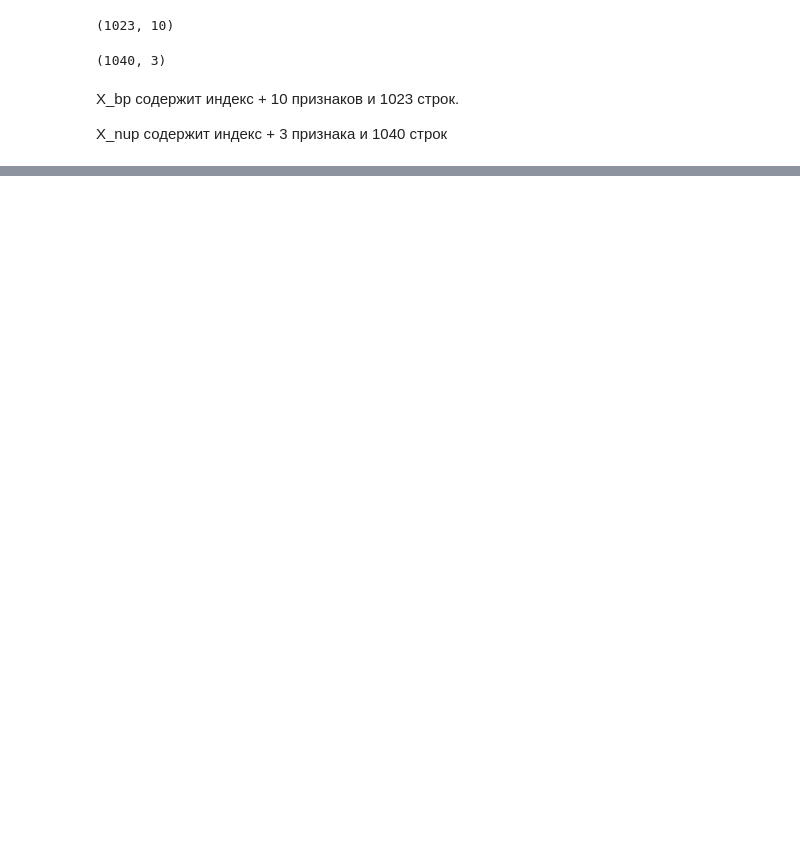
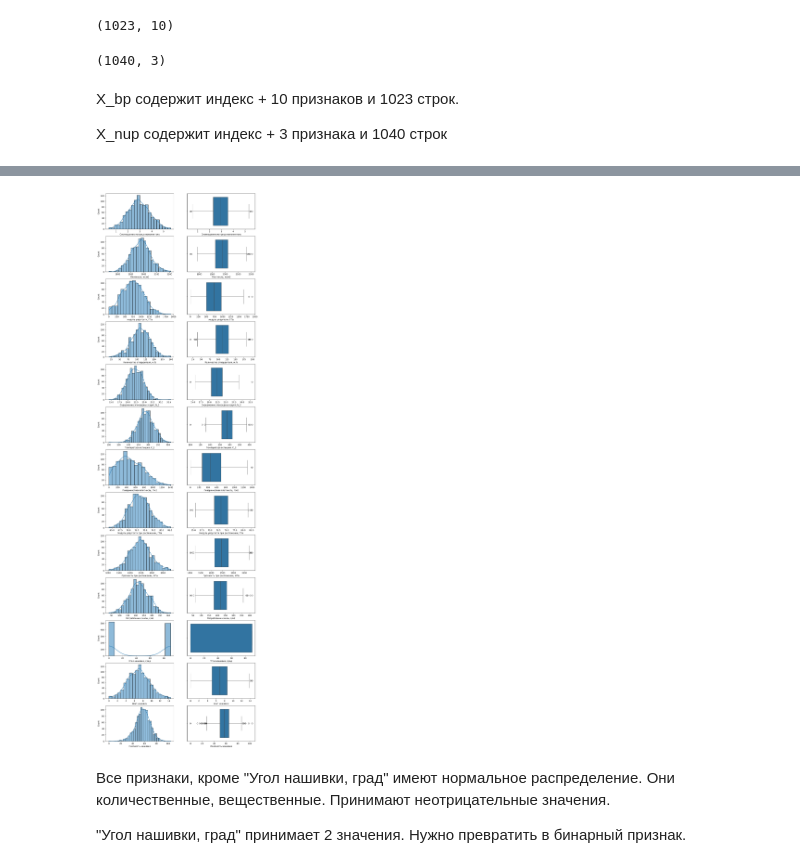
Before and after one commit to PsiStar79/VKR_PronkinSI, a Jupyter notebook: VKR_NotePad_PSI.ipynb, the cells around one changed output, grey strips where cells are left out. Cells and saved outputs as stored; diff of their text form; code cells hidden in the pictures; blank space fills up the shorter version.

```diff
--- a/VKR_NotePad_PSI.ipynb
+++ b/VKR_NotePad_PSI.ipynb
@@ -110,13 +133,13 @@ NameError: name 'tf' is not defined
 RANDOM_STATE = 1809
 # %%
 # Загрузка исходные данные из файла X_bp
-X_bp = pd.read_excel(data_path + 'X_bp.xlsx', index_col=0)
+X_bp = pd.read_excel('X_bp.xlsx', index_col=0)
 X_bp.shape
 # %% [output]
 (1023, 10)
 # %%
 # Загрузка исходные данные из файла X_nup
-X_nup = pd.read_excel(data_path + 'X_nup.xlsx', index_col=0)
+X_nup = pd.read_excel('X_nup.xlsx', index_col=0)
 X_nup.shape
 # %% [output]
 (1040, 3)
@@ -126,0 +178,3 @@ X_nup содержит индекс + 3 признака и 1040 строк
+# %%
+df = X_bp.join(X_nup, how='inner')
+df.shape
@@ -126,0 +254,14 @@ X_nup содержит индекс + 3 признака и 1040 строк
+# %%
+# Построю графики распределения переменных и "ящики с усами"
+fig, axes = plt.subplots(13, 2, figsize=(13, 48))
+for k, column in enumerate(df.columns):
+    sns.histplot(data=df, x=column, kde=True, ax=axes[k, 0])
+    sns.boxplot(data=df, x=column, ax=axes[k, 1])
+plt.show()
+# %% [output]
+[figure, added]
+# %% [markdown]
+Все признаки, кроме "Угол нашивки, град" имеют нормальное распределение.
+Они количественные, вещественные. Принимают неотрицательные значения.
+
+"Угол нашивки, град" принимает 2 значения. Нужно превратить в бинарный признак.
```
Also changed, not shown: parts of 17 cells of this notebook.
